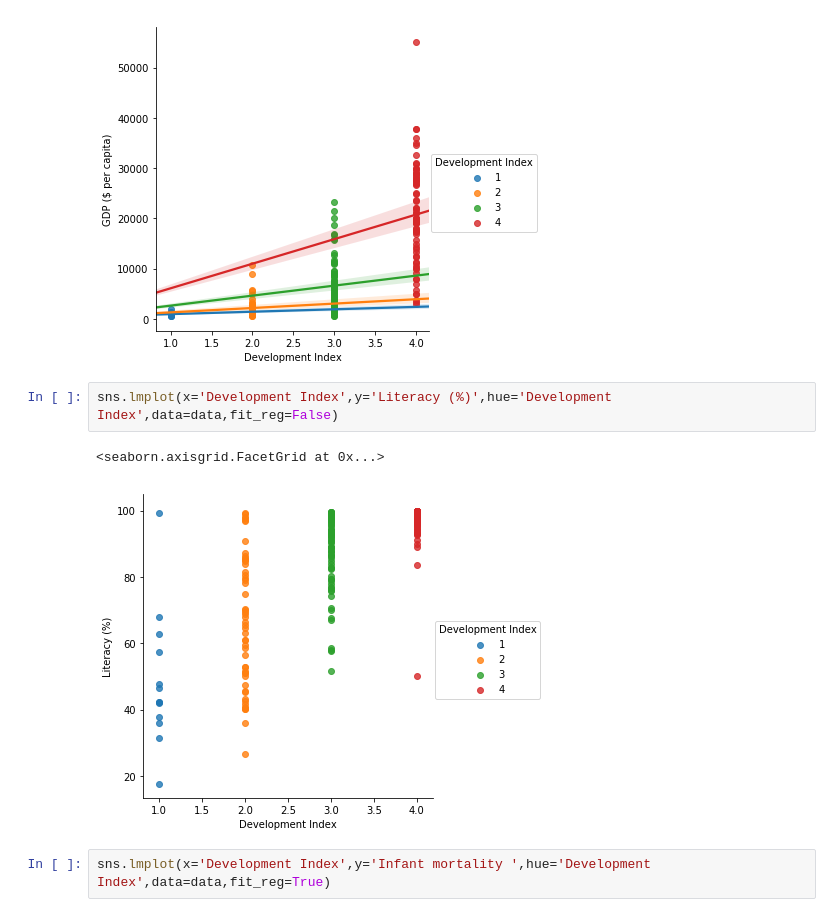
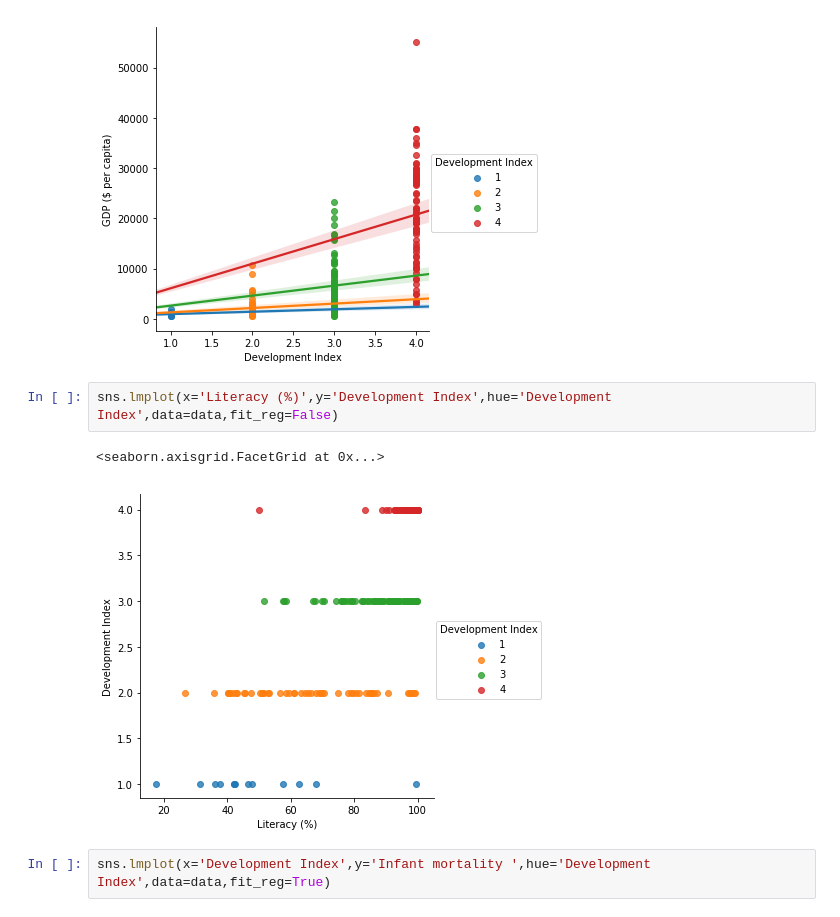
Before and after one commit to Paree24/Scikit-Learn-Machine-Learning-Implementations, a Jupyter notebook: World Development Classification using World Bank Indicators.ipynb, the cells around one changed output. Saved outputs shown, nothing was run; the diff lists cells and outputs as text.

```diff
--- a/World Development Classification using World Bank Indicators.ipynb
+++ b/World Development Classification using World Bank Indicators.ipynb
@@ -91,10 +75,10 @@ sns.lmplot(x='Development Index',y='GDP ($ per capita)',hue='Development Index',
 <seaborn.axisgrid.FacetGrid at 0x...>
 [figure]
 # %%
-sns.lmplot(x='Development Index',y='Literacy (%)',hue='Development Index',data=data,fit_reg=False)
+sns.lmplot(x='Literacy (%)',y='Development Index',hue='Development Index',data=data,fit_reg=False)
 # %% [output]
 <seaborn.axisgrid.FacetGrid at 0x...>
-[figure, old version]
+[figure, new version]
 # %%
 sns.lmplot(x='Development Index',y='Infant mortality ',hue='Development Index',data=data,fit_reg=True)
 # %% [output]
```
Also changed, not shown: parts of 51 cells of this notebook.
